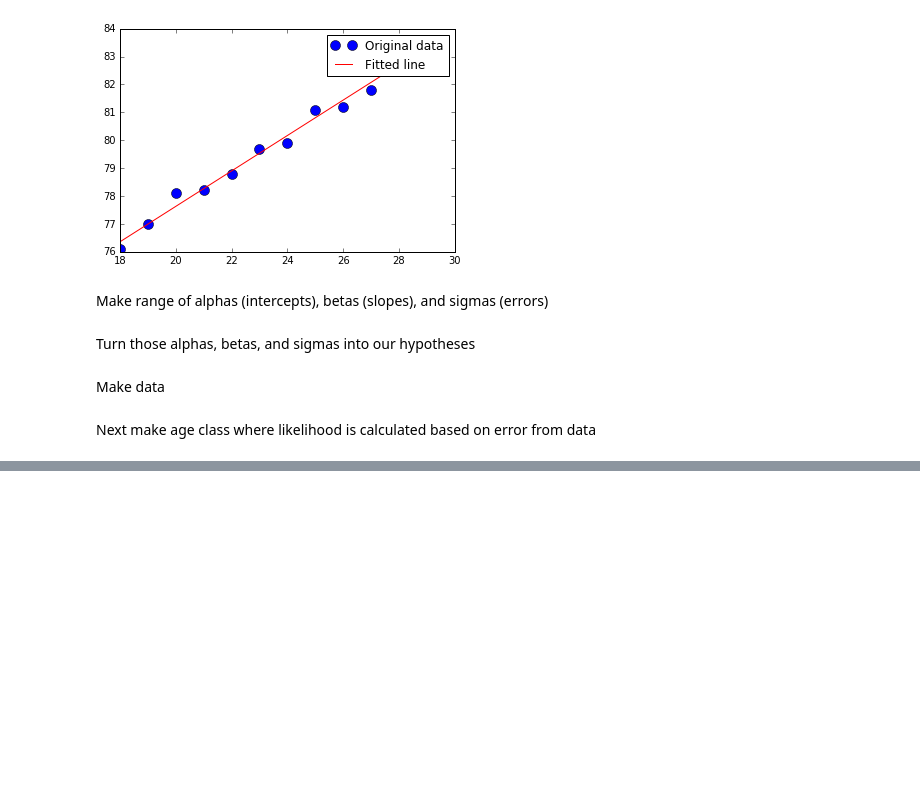
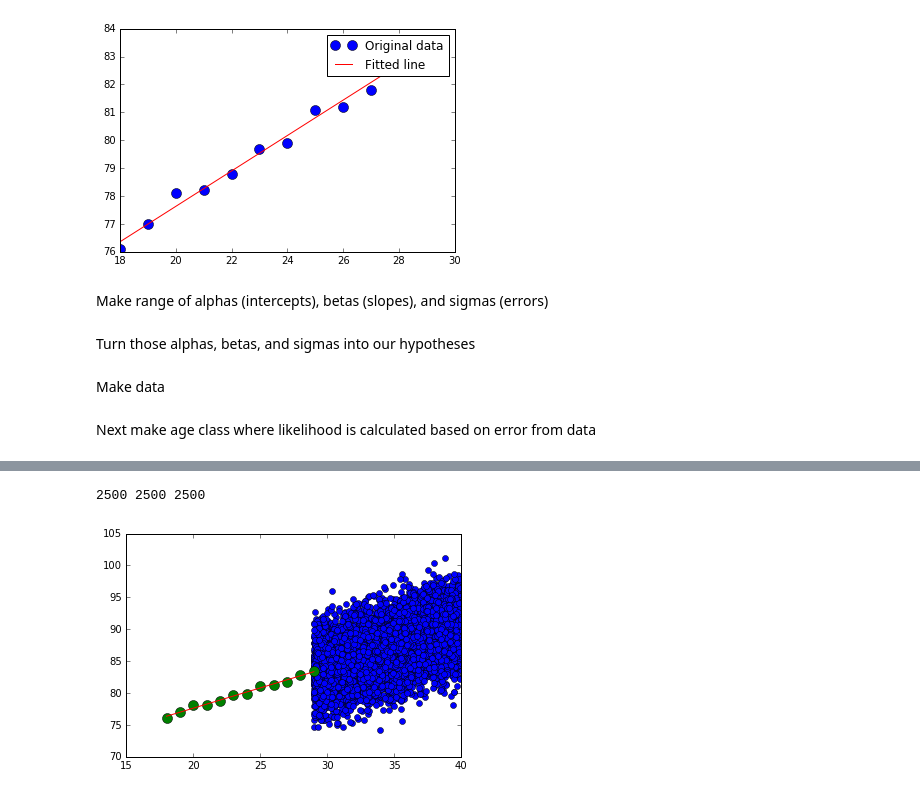
Before and after one commit to NathanYee/ThinkBayes2, a Jupyter notebook: bayesianLinearRegression/Final Report.ipynb, the cells around one changed output, grey strips where cells are left out. Cells and saved outputs as stored; diff of their text form; code cells hidden in the pictures; blank space fills up the shorter version.

```diff
--- a/bayesianLinearRegression/Final Report.ipynb
+++ b/bayesianLinearRegression/Final Report.ipynb
@@ -207,0 +154,21 @@ LeastSquaresHypos.Print()
+# %%
+def getHeights(hypo_samples, random_months):
+    random_heights = np.zeros(len(random_months))
+    for i in range(len(random_heights)):
+        intercept = hypo_samples[i][0]
+        slope = hypo_samples[i][1]
+        sigma = hypo_samples[i][2]
+        month = random_months[i]
+        random_heights[i] = np.random.normal((slope * month + intercept), sigma, 1)
+    return random_heights
+
+def getRandomData(start_month, end_month, n, LeastSquaresHypos):
+    """
+    n - number of samples
+    """
+    random_hypos = LeastSquaresHypos.Sample(n)
+    random_months = np.random.uniform(start_month, end_month, n)
+    random_heights = getHeights(random_hypos, random_months)
+    return random_months, random_heights
+# %%
+random_months, random_heights = getRandomData(29, 40, 10000, LeastSquaresHypos)
@@ -207,0 +193,20 @@ LeastSquaresHypos.Print()
+# %%
+pcolor_months = []
+pcolor_heights = []
+pcolor_intensities = []
+for key in buckets:
+    pcolor_months.append(key[0])
+    pcolor_heights.append(key[1])
+    pcolor_intensities.append(buckets[key])
+
+print(len(pcolor_months), len(pcolor_heights), len(pcolor_intensities))
+# %% [output]
+2500 2500 2500
+# %%
+plt.plot(random_months, random_heights, 'o', label='Random Sampling')
+plt.plot(ages, heights, 'o', label='Original data', markersize=10)
+plt.plot(ages, slope*ages + intercept, 'r', label='Fitted line')
+# plt.legend()
+plt.show()
+# %% [output]
+[figure, added]
```
Also changed, not shown: parts of 15 cells of this notebook.
